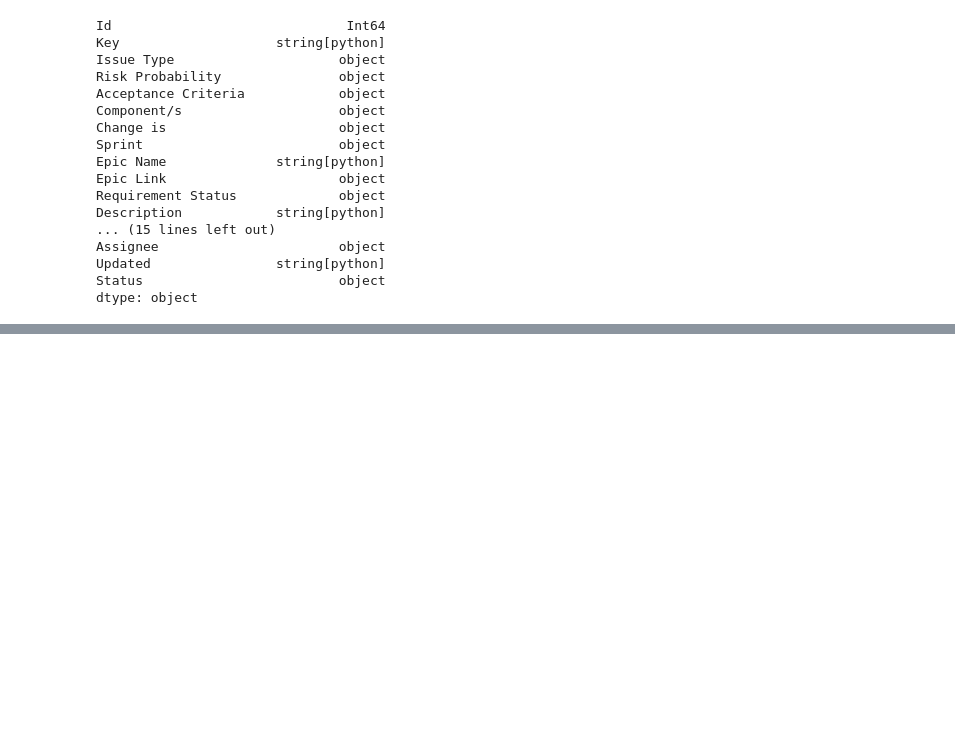
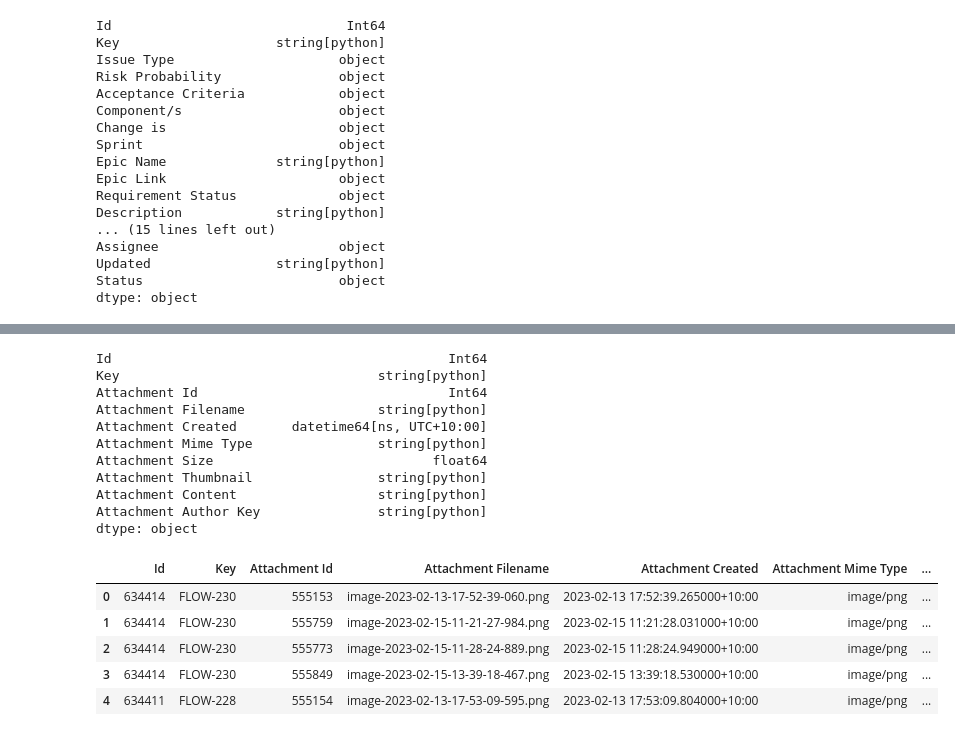
Before and after one commit to 7ft10/JiraExporter, a Jupyter notebook: DataFlows - Server/Jira_Epics.ipynb, the cells around one changed output, grey strips where cells are left out. Saved outputs shown, nothing was run; the diff lists cells and outputs as text; code cells hidden in the pictures; blank space fills up the shorter version.

```diff
--- a/DataFlows - Server/Jira_Epics.ipynb
+++ b/DataFlows - Server/Jira_Epics.ipynb
@@ -341 +483,46 @@ dtype: object
+# %%
+#! Attachments
+
+from IPython.display import display
+from pandas.core.dtypes.dtypes import DatetimeTZDtype
+
+if 'goldenDF' not in globals() or goldenDF is None:
+    display("Base data frame not loaded")
+else:
+    df:pd.DataFrame = goldenDF.copy(deep = True)
+    df = df[["Id", "Key", "Attachment"]]
+    df = df[df["Attachment"].map(lambda d: len(d)) > 0]
+
+    if df is None or len(df.index) == 0:
+        display("No results")
+    else:
+        df = df.explode("Attachment")
+        df = df.expand("Attachment", ["id", "filename", "created", "mimeType", "size", "thumbnail", "content", "author"])
+        df = df.expand("Attachment Author", ["key"])
+
+        df = df.sentence_case_columns().convert_dtypes().infer_objects().reset_index(drop=True)
+        df["Attachment Id"] = df["Attachment Id"].astype('Int64')
+        df["Attachment Size"] = df["Attachment Size"].astype('float64')
+        df["Attachment Created"] = df["Attachment Created"].astype(DatetimeTZDtype("ns", "+10:00"))
+
+        display(df.dtypes)
+        display(df.head())
+# %% [output]
+Id                                           Int64
+Key                                 string[python]
+Attachment Id                                Int64
+Attachment Filename                 string[python]
+Attachment Created       datetime64[ns, UTC+10:00]
+Attachment Mime Type                string[python]
+Attachment Size                            float64
+Attachment Thumbnail                string[python]
+Attachment Content                  string[python]
+Attachment Author Key               string[python]
+dtype: object
+|  | Id | Key | Attachment Id | Attachment Filename | Attachment Created | Attachment Mime Type | ... |
+| 0 | 634414 | FLOW-230 | 555153 | image-2023-02-13-17-52-39-060.png | 2023-02-13 17:52:39.265000+10:00 | image/png | ... |
+| 1 | 634414 | FLOW-230 | 555759 | image-2023-02-15-11-21-27-984.png | 2023-02-15 11:21:28.031000+10:00 | image/png | ... |
+| 2 | 634414 | FLOW-230 | 555773 | image-2023-02-15-11-28-24-889.png | 2023-02-15 11:28:24.949000+10:00 | image/png | ... |
+| 3 | 634414 | FLOW-230 | 555849 | image-2023-02-15-13-39-18-467.png | 2023-02-15 13:39:18.530000+10:00 | image/png | ... |
+| 4 | 634411 | FLOW-228 | 555154 | image-2023-02-13-17-53-09-595.png | 2023-02-13 17:53:09.804000+10:00 | image/png | ... |
 # %%
```
Also changed, not shown: parts of 9 cells of this notebook, 7 other files.
